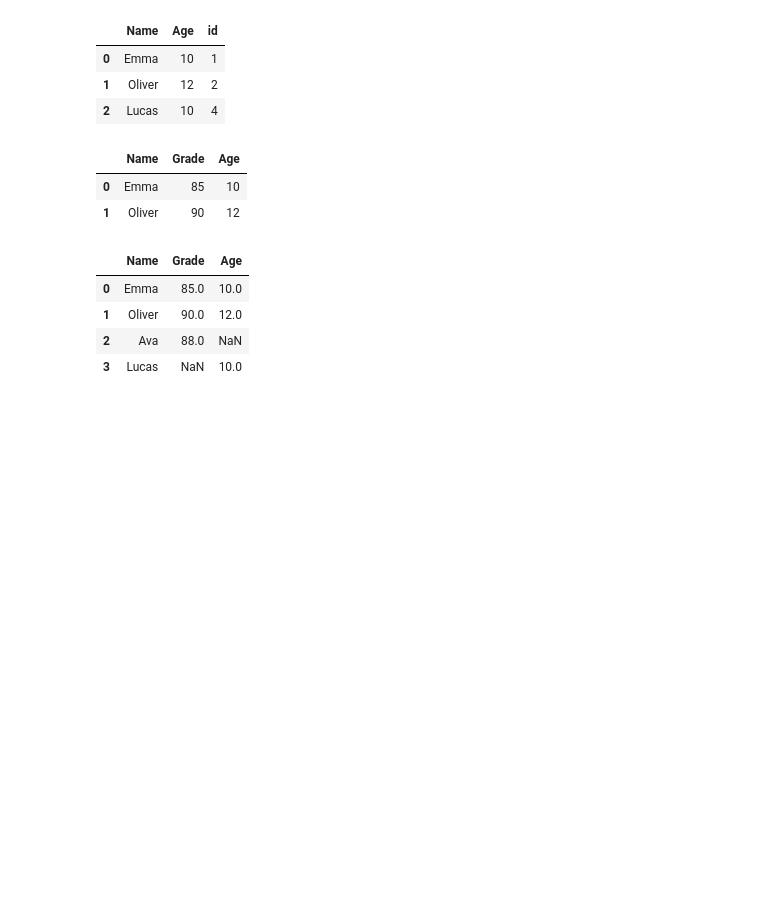
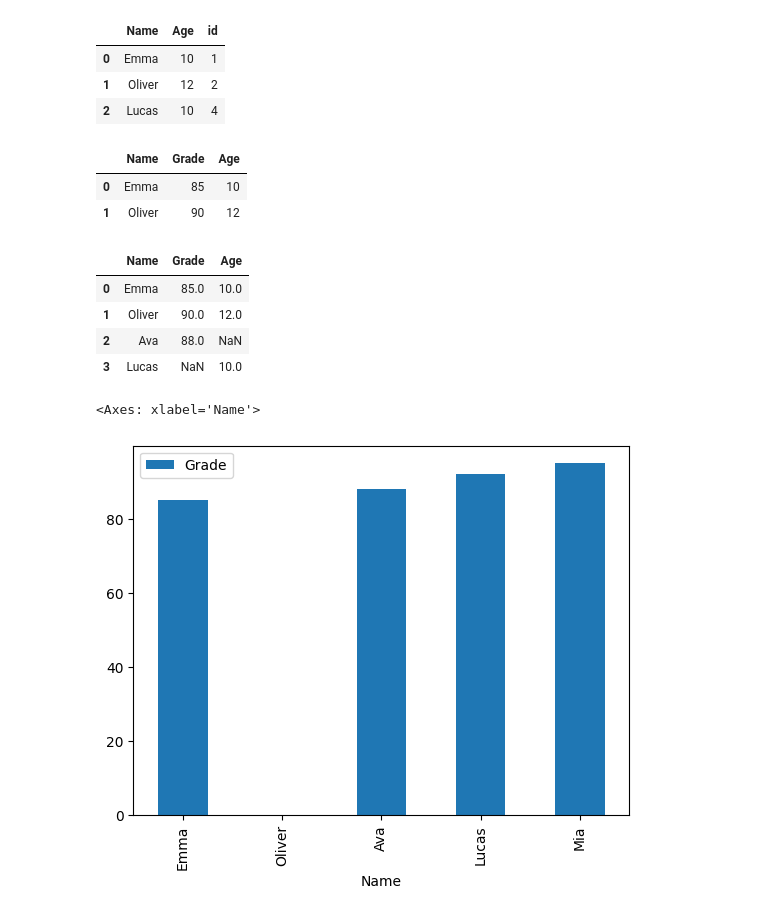
Before and after one commit to byambaa1982/python_cources_for_beginers, a Jupyter notebook: Mini Project 1/Pandas_2.ipynb, the cells around one changed output. Saved outputs shown, nothing was run; the diff lists cells and outputs as text; code cells hidden in the pictures; blank space fills up the shorter version.

```diff
--- a/Mini Project 1/Pandas_2.ipynb
+++ b/Mini Project 1/Pandas_2.ipynb
@@ -83,0 +86,5 @@ outer_merged_df
+# %%
+df.plot(kind='bar', x='Name', y='Grade')
+# %% [output]
+<Axes: xlabel='Name'>
+[figure, added]
```
Also changed, not shown: parts of 2 cells of this notebook.
